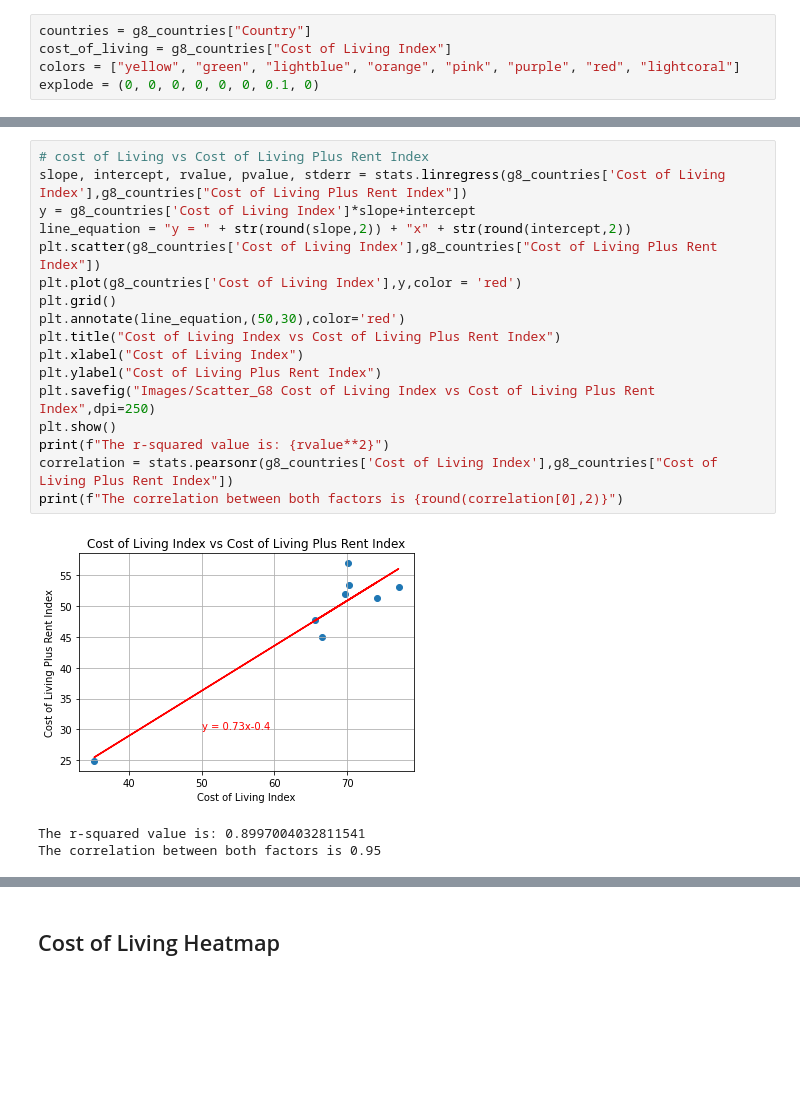
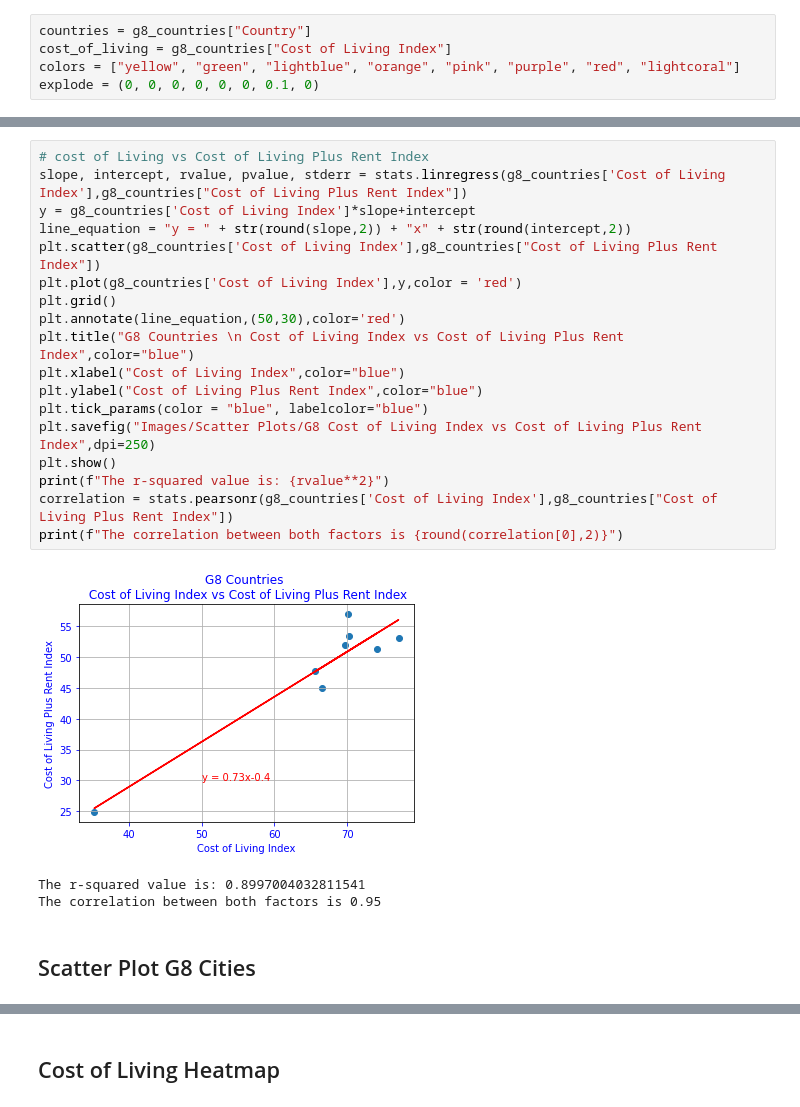
Before and after one commit to SNNandhini/Cost-of-Living-Analysis, a Jupyter notebook: Analysis.ipynb, the cells around one changed output, grey strips where cells are left out. Saved outputs shown, nothing was run; the diff lists cells and outputs as text; blank space fills up the shorter version.

```diff
--- a/Analysis.ipynb
+++ b/Analysis.ipynb
@@ -304,21 +303,24 @@ The correlation between both factors is 0.77
 # %%
 # cost of Living vs Cost of Living Plus Rent Index
 slope, intercept, rvalue, pvalue, stderr = stats.linregress(g8_countries['Cost of Living Index'],g8_countries["Cost of Living Plus Rent Index"])
 y = g8_countries['Cost of Living Index']*slope+intercept
 line_equation = "y = " + str(round(slope,2)) + "x" + str(round(intercept,2))
 plt.scatter(g8_countries['Cost of Living Index'],g8_countries["Cost of Living Plus Rent Index"])
 plt.plot(g8_countries['Cost of Living Index'],y,color = 'red')
 plt.grid()
 plt.annotate(line_equation,(50,30),color='red')
-plt.title("Cost of Living Index vs Cost of Living Plus Rent Index")
-plt.xlabel("Cost of Living Index")
-plt.ylabel("Cost of Living Plus Rent Index")
-plt.savefig("Images/Scatter_G8 Cost of Living Index vs Cost of Living Plus Rent Index",dpi=250)
+plt.title("G8 Countries \n Cost of Living Index vs Cost of Living Plus Rent Index",color="blue")
+plt.xlabel("Cost of Living Index",color="blue")
+plt.ylabel("Cost of Living Plus Rent Index",color="blue")
+plt.tick_params(color = "blue", labelcolor="blue")
+plt.savefig("Images/Scatter Plots/G8 Cost of Living Index vs Cost of Living Plus Rent Index",dpi=250)
 plt.show()
 print(f"The r-squared value is: {rvalue**2}")
 correlation = stats.pearsonr(g8_countries['Cost of Living Index'],g8_countries["Cost of Living Plus Rent Index"])
 print(f"The correlation between both factors is {round(correlation[0],2)}")
 # %% [output]
-[figure, old version]
+[figure, new version]
 The r-squared value is: 0.8997004032811541
 The correlation between both factors is 0.95
+# %% [markdown]
+## Scatter Plot G8 Cities
```
Also changed, not shown: parts of 35 cells of this notebook, 53 other files.
